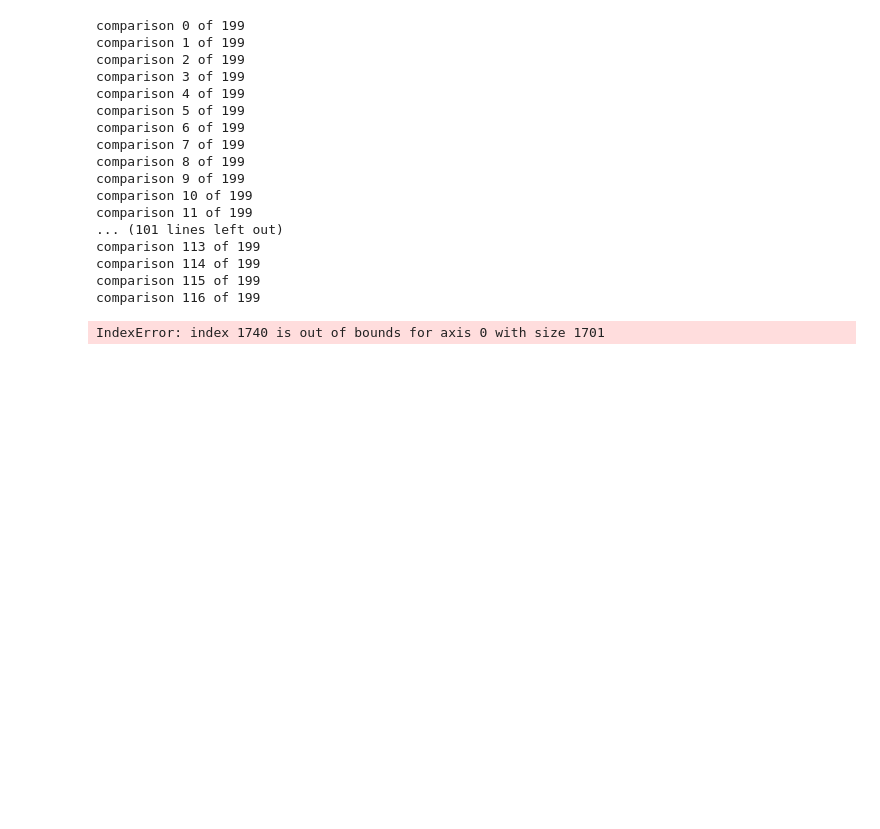
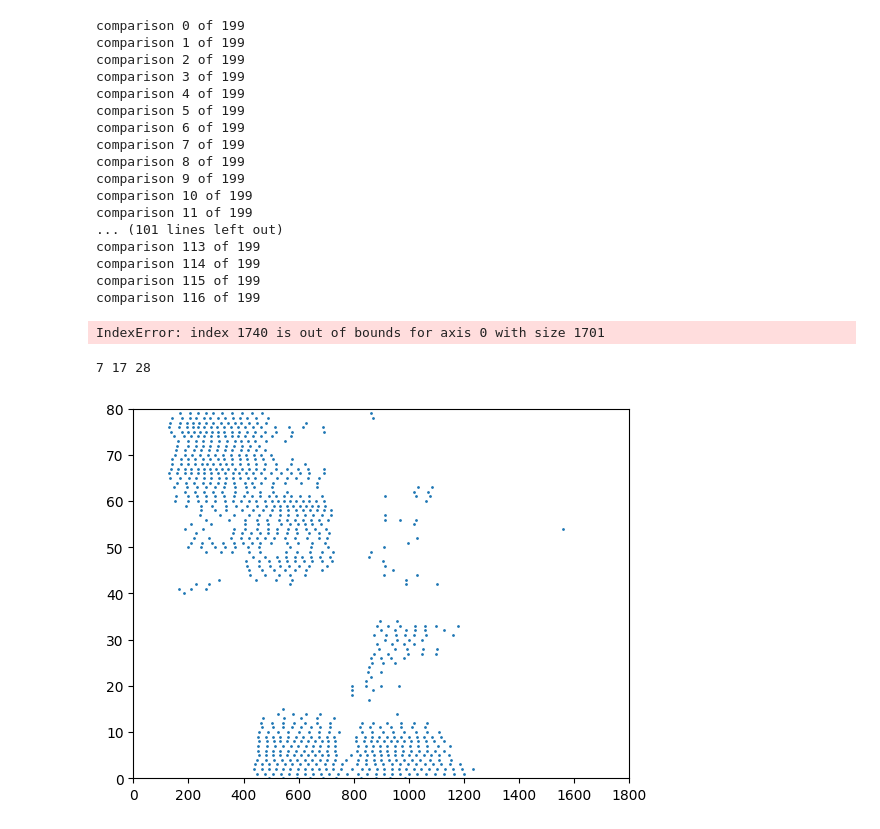
Before and after one commit to thomasshoesmith/Intel-Neuromorphic-Research-Project, a Jupyter notebook: rawHD_analyse_training_data_7.ipynb, the cells around one changed output. Saved outputs shown, nothing was run; the diff lists cells and outputs as text; code cells hidden in the pictures; blank space fills up the shorter version.

```diff
--- a/rawHD_analyse_training_data_7.ipynb
+++ b/rawHD_analyse_training_data_7.ipynb
@@ -185,3 +233,28 @@ for speaker in np.unique(speakers_list):
     for digit in np.unique(y_train):
         get_com_for_speaker_digit(speaker,
                                 digit)
+# %%
+intra_VR_distance_mean = np.zeros((10, 20))
+intra_VR_distance_std = np.zeros((10, 20))
+count = 0
+
+for speaker_index, speaker in enumerate(np.unique(speakers_list)):
+    for digit in np.unique(y_train):
+        if count == 117:
+            distance_across_digits_from_speaker = []
+            for index_to_compare in range(y_train[np.where(speakers_list == speaker)][np.where(y_train[np.where(speakers_list == speaker)] == digit)].shape[0]):
+                for index in trange(y_train[np.where(speakers_list == speaker)][np.where(y_train[np.where(speakers_list == speaker)] == digit)].shape[0]):
+                    distance, S, _ = get_vr_distance_2d(x[np.where(speakers_list == speaker)][np.where(y_train[np.where(speakers_list == speaker)] == digit)][index],
+                                                        x[np.where(speakers_list == speaker)][np.where(y_train[np.where(speakers_list == speaker)] == digit)][index_to_compare],
+                                                        display = False,
+                                                        size_t = 80)
+
+                    distance_across_digits_from_speaker.append(distance)
+
+            intra_VR_distance_mean[speaker_index, digit] = np.mean(distance_across_digits_from_speaker)
+            intra_VR_distance_std[speaker_index, digit] = np.std(distance_across_digits_from_speaker)
+
+        print(f"comparison {count} of 199")
+        count += 1
+            #np.save("rawHD_analyse_training_data_intra_VR_distance_mean.npy", intra_VR_distance_mean)
+            #np.save("rawHD_analyse_training_data_intra_VR_distance_std.npy", intra_VR_distance_std)
@@ -235,3 +338,18 @@ index
+# %%
+print(speaker, digit, index)
+# %% [output]
+7 17 28
+# %%
+
+
+a = x[np.where(speakers_list == speaker)][np.where(y_train[np.where(speakers_list == speaker)] == digit)][index]
+
+plt.scatter(a['t'], a['x'], s = 1)
+plt.ylim(0, 80)
+plt.xlim(0, 1800)
+plt.show()
+# %% [output]
+[figure, added]
 # %%
 index_to_compare
 # %%
```
Also changed, not shown: parts of 11 cells of this notebook.
